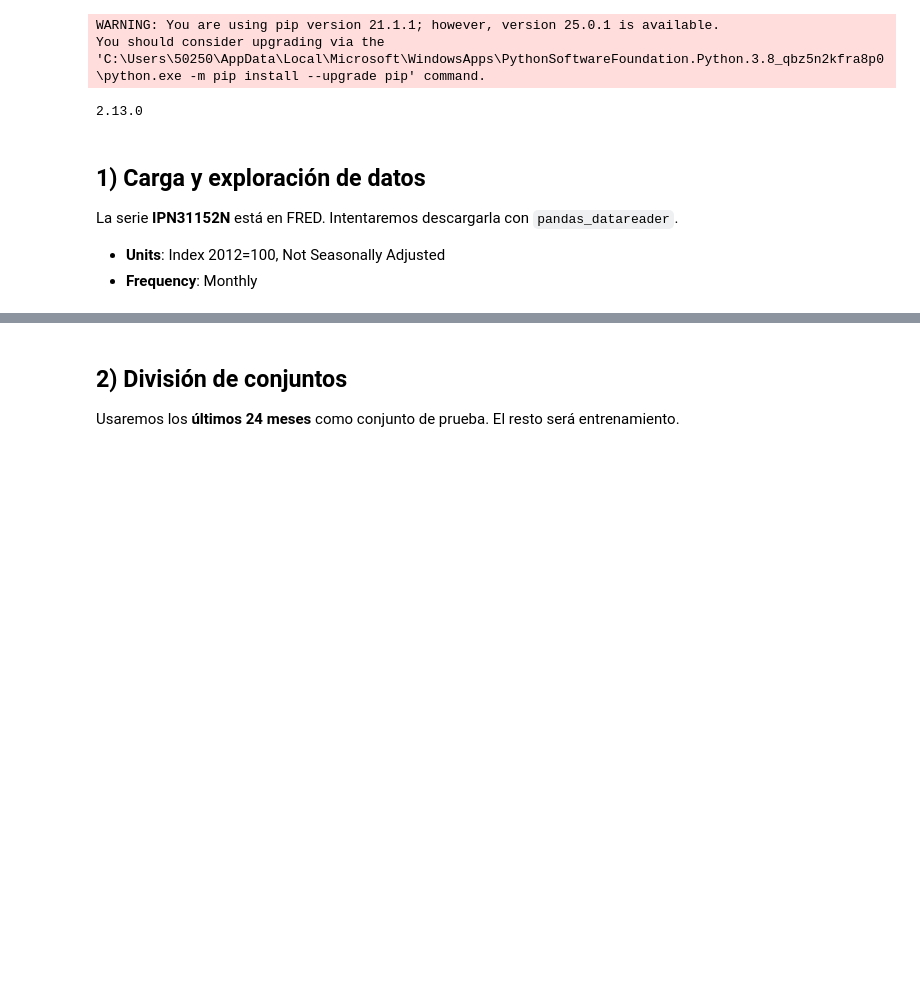
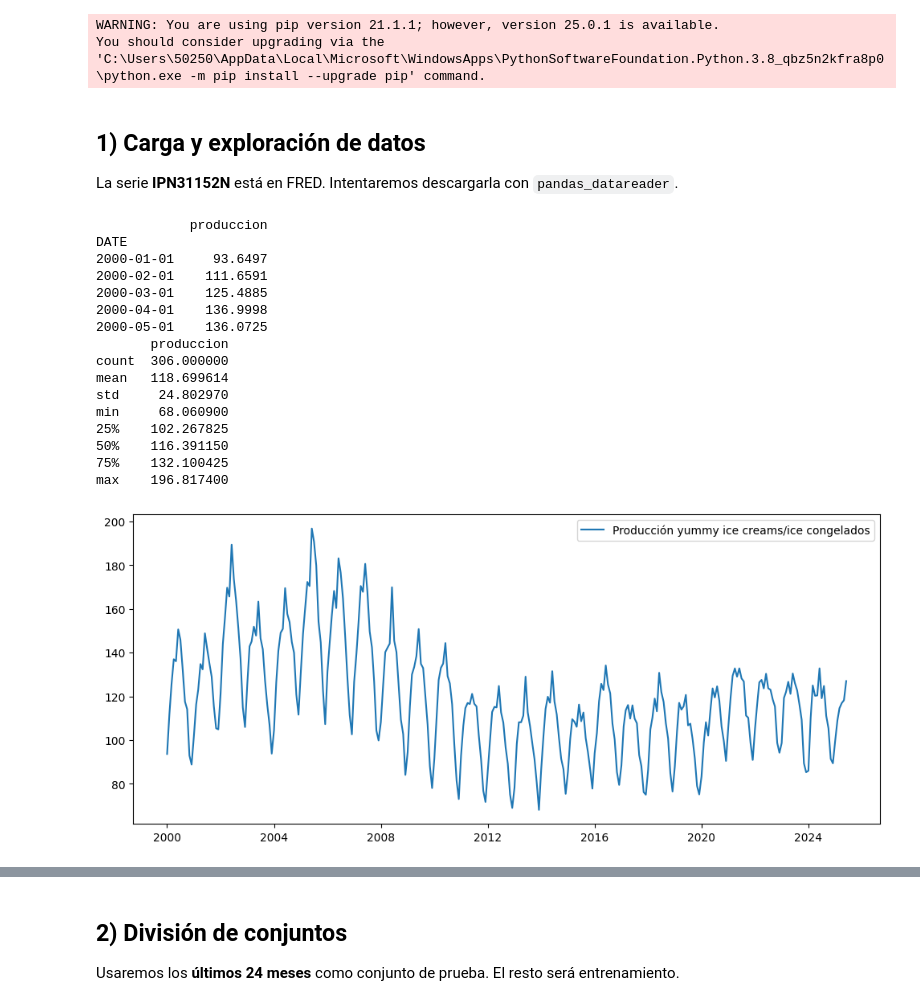
Before and after one commit to Sofiamishel2003/RNN_para_Series_de_Tiempo, a Jupyter notebook: Lab5.ipynb, the cells around one changed output, grey strips where cells are left out. Cells and saved outputs as stored; diff of their text form; code cells hidden in the pictures; blank space fills up the shorter version.

```diff
--- a/Lab5.ipynb
+++ b/Lab5.ipynb
@@ -11,32 +11,46 @@
 Note: you may need to restart the kernel to use updated packages.
 WARNING: You are using pip version 21.1.1; however, version 25.0.1 is available.
 You should consider upgrading via the 'C:\Users\50250\AppData\Local\Microsoft\WindowsApps\PythonSoftwareFoundation.Python.3.8_qbz5n2kfra8p0\python.exe -m pip install --upgrade pip' command.
+# %% [markdown]
+## 1) Carga y exploración de datos
+
+La serie **IPN31152N** está en FRED. Intentaremos descargarla con `pandas_datareader`.
 # %%
-import numpy as np
 import pandas as pd
 import matplotlib.pyplot as plt
+import pandas_datareader.data as web
+import datetime
 
-from pandas_datareader import data as pdr
-from sklearn.preprocessing import MinMaxScaler
-from sklearn.metrics import mean_absolute_error, mean_squared_error
-from math import sqrt
+start = datetime.datetime(2000, 1, 1)
+end = datetime.datetime.today()
 
-import tensorflow as tf
-from tensorflow.keras.models import Sequential
-from tensorflow.keras.layers import LSTM, Dense, Dropout
-from tensorflow.keras.preprocessing.sequence import TimeseriesGenerator as TimeSeriesGenerator
+# Descargar datos de FRED
+series = web.DataReader("IPN31152N", "fred", start, end)
 
-# Reproducibilidad
-np.random.seed(3084)
-tf.random.set_seed(3084)
+series.rename(columns={"IPN31152N": "produccion"}, inplace=True) # Renombrar columna
 
-print(tf.__version__)
+# Visualizar primeros datos
+print(series.head())
+print(series.describe())
+plt.figure(figsize=(12,5))
+plt.plot(series, label="Producción yummy ice creams/ice congelados")
+plt.legend()
+plt.show()
 # %% [output]
-2.13.0
+            produccion
+DATE
+2000-01-01     93.6497
+2000-02-01    111.6591
+2000-03-01    125.4885
+2000-04-01    136.9998
+2000-05-01    136.0725
+       produccion
+count  306.000000
+mean   118.699614
+std     24.802970
+min     68.060900
+25%    102.267825
+50%    116.391150
+75%    132.100425
+max    196.817400
+[figure, added]
-# %% [markdown]
-## 1) Carga y exploración de datos
-
-La serie **IPN31152N** está en FRED. Intentaremos descargarla con `pandas_datareader`.
-
-- **Units**: Index 2012=100, Not Seasonally Adjusted
-- **Frequency**: Monthly
```
Also changed, not shown: parts of 6 cells of this notebook.
